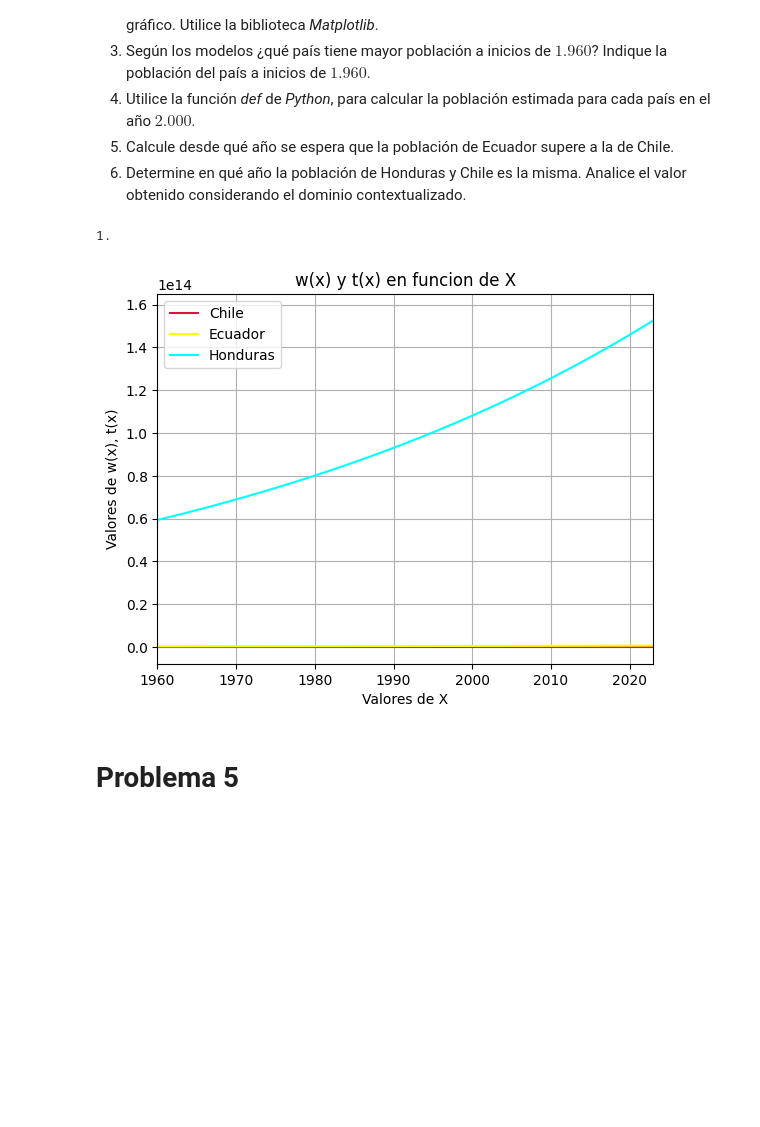
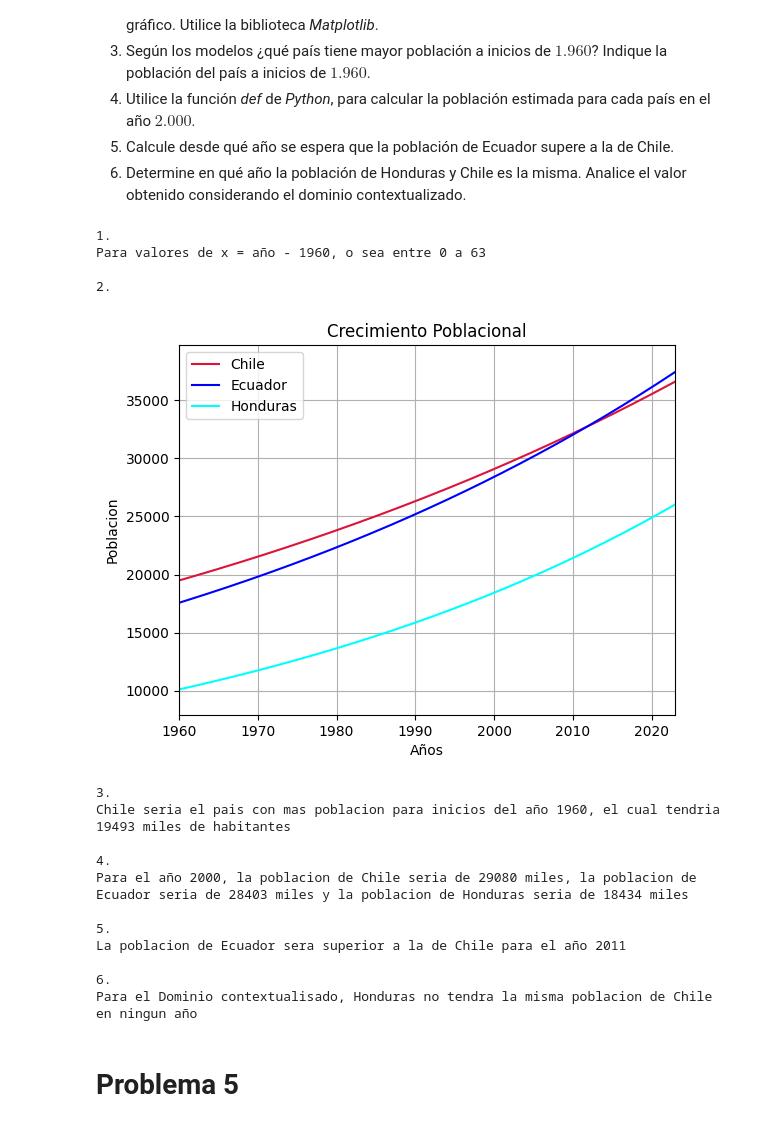
Before and after one commit to Gaboemi-Duoc/Ejercicios-DuocUC, a Jupyter notebook: Semestre 2/Matematicas Aplicadas/G3_Aplicaciones_de_funciones.ipynb, the cells around one changed output. Drawn from its saved outputs; the diff is of its cells as text; code cells hidden in the pictures; blank space fills up the shorter version.

```diff
--- a/Semestre 2/Matematicas Aplicadas/G3_Aplicaciones_de_funciones.ipynb
+++ b/Semestre 2/Matematicas Aplicadas/G3_Aplicaciones_de_funciones.ipynb
@@ -218,29 +218,59 @@ $$H(x)=10.117e^{0,015x}$$
 # %%
 import numpy
 import matplotlib.pyplot as pyplot
 from scipy.optimize import fsolve
 
-def C(x): return 19.493*numpy.exp(0.01*x)
-def E(x): return 17.575*numpy.exp(0.012*x)
-def H(x): return 10.117*numpy.exp(0.015*x)
+def C(x): return 19493*numpy.exp(0.01*(x - 1960))
+def E(x): return 17575*numpy.exp(0.012*(x - 1960))
+def H(x): return 10117*numpy.exp(0.015*(x - 1960))
+
+print('1. \nPara valores de x = año - 1960, o sea entre 0 a 63\n')
 
 x = numpy.arange(1955,2025,0.1)
 
 pyplot.plot(x,C(x), color='crimson', label='Chile')
-pyplot.plot(x,E(x), color='yellow', label='Ecuador')
+pyplot.plot(x,E(x), color='blue', label='Ecuador')
 pyplot.plot(x,H(x), color='cyan', label='Honduras')
+
 pyplot.xlim(1960,2023)
 
-pyplot.title('w(x) y t(x) en funcion de X')
-pyplot.xlabel('Valores de X')
-pyplot.ylabel('Valores de w(x), t(x)')
+pyplot.title('Crecimiento Poblacional')
+pyplot.xlabel('Años')
+pyplot.ylabel('Poblacion')
 pyplot.legend()
 pyplot.grid()
-print('1.')
+print('2.')
 pyplot.show()
+
+print(f'3. \nChile seria el pais con mas poblacion para inicios del año 1960, el cual tendria {C(1960):.0f} miles de habitantes\n')
+
+print(f'4. \nPara el año 2000, la poblacion de Chile seria de {C(2000):.0f} miles, la poblacion de Ecuador seria de {E(2000):.0f} miles y la poblacion de Honduras seria de {H(2000):.0f} miles\n')
+
+xInter = numpy.linspace(2000,2020,2)
+def intercept(x): return C(x) - E(x)
+
+solution = numpy.around(fsolve(intercept,xInter), decimals=2) # Rendodear a x decimales
+variable = numpy.unique(solution) # Muestra solucion sin repetir, solucion unica
+print(f'5.\nLa poblacion de Ecuador sera superior a la de Chile para el año {variable[0]-1:.0f} \n')
+
+print('6.\nPara el Dominio contextualisado, Honduras no tendra la misma poblacion de Chile en ningun año')
 # %% [output]
 1.
+Para valores de x = año - 1960, o sea entre 0 a 63
+
+2.
-[figure, old version]
+[figure, new version]
+3.
+Chile seria el pais con mas poblacion para inicios del año 1960, el cual tendria 19493 miles de habitantes
+
+4.
+Para el año 2000, la poblacion de Chile seria de 29080 miles, la poblacion de Ecuador seria de 28403 miles y la poblacion de Honduras seria de 18434 miles
+
+5.
+La poblacion de Ecuador sera superior a la de Chile para el año 2011
+
+6.
+Para el Dominio contextualisado, Honduras no tendra la misma poblacion de Chile en ningun año
 # %% [markdown]
 # Problema 5
 # %% [markdown]
```
Also changed, not shown: parts of 5 cells of this notebook.
